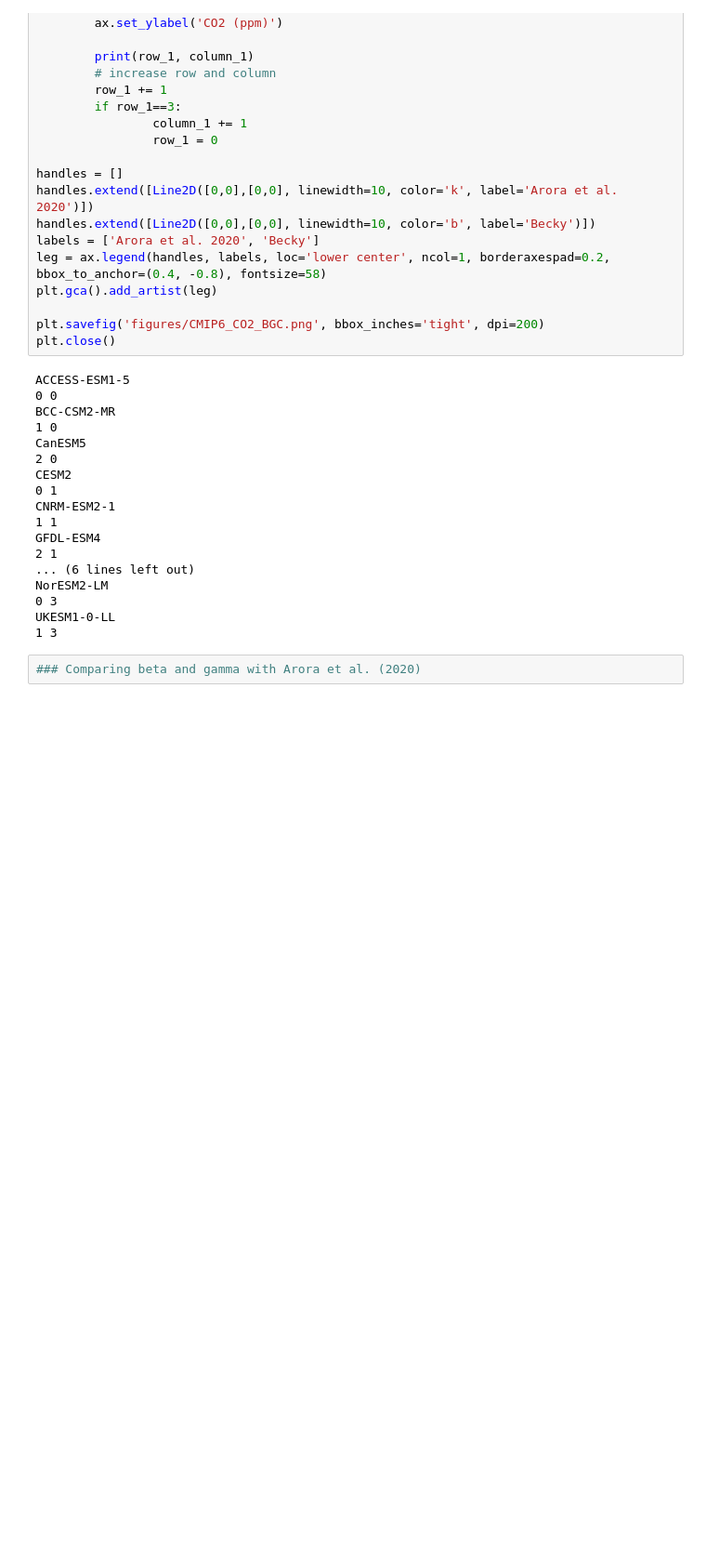
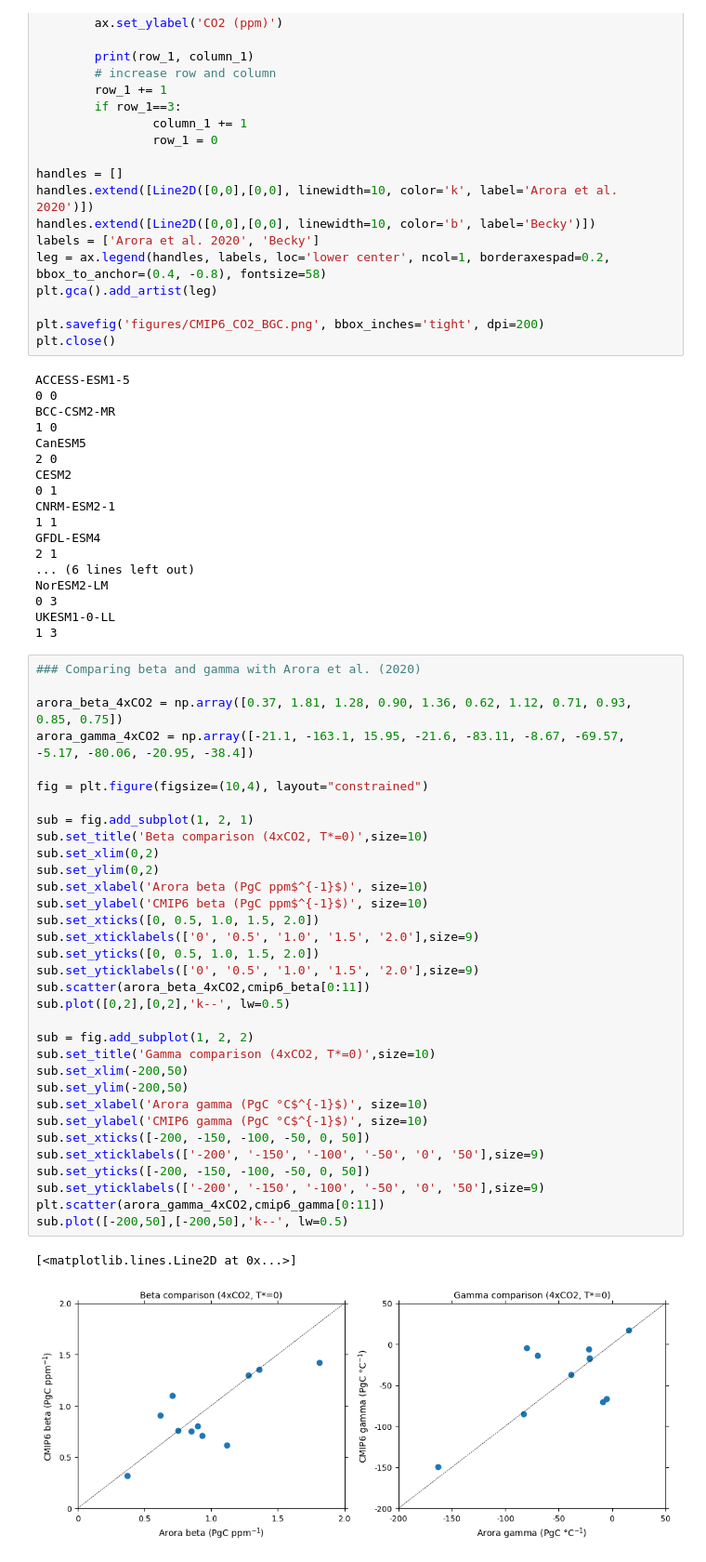
Before and after one commit to rebeccamayvarney/TCRE_betagamma, a Jupyter notebook: CMIP6_betagamma.ipynb, the cells around one changed output. Shown at 93% size. Cells and saved outputs as stored; diff of their text form; blank space fills up the shorter version.

Commit message:
fix CMIP calculations and add Arora comparison

```diff
--- a/CMIP6_betagamma.ipynb
+++ b/CMIP6_betagamma.ipynb
@@ -846,3 +819,37 @@ UKESM1-0-LL
 1 3
 # %%
 ### Comparing beta and gamma with Arora et al. (2020)
+
+arora_beta_4xCO2 = np.array([0.37, 1.81, 1.28, 0.90, 1.36, 0.62, 1.12, 0.71, 0.93, 0.85, 0.75])
+arora_gamma_4xCO2 = np.array([-21.1, -163.1, 15.95, -21.6, -83.11, -8.67, -69.57, -5.17, -80.06, -20.95, -38.4])
+
+fig = plt.figure(figsize=(10,4), layout="constrained")
+
+sub = fig.add_subplot(1, 2, 1)
+sub.set_title('Beta comparison (4xCO2, T*=0)',size=10)
+sub.set_xlim(0,2)
+sub.set_ylim(0,2)
+sub.set_xlabel('Arora beta (PgC ppm$^{-1}$)', size=10)
+sub.set_ylabel('CMIP6 beta (PgC ppm$^{-1}$)', size=10)
+sub.set_xticks([0, 0.5, 1.0, 1.5, 2.0])
+sub.set_xticklabels(['0', '0.5', '1.0', '1.5', '2.0'],size=9)
+sub.set_yticks([0, 0.5, 1.0, 1.5, 2.0])
+sub.set_yticklabels(['0', '0.5', '1.0', '1.5', '2.0'],size=9)
+sub.scatter(arora_beta_4xCO2,cmip6_beta[0:11])
+sub.plot([0,2],[0,2],'k--', lw=0.5)
+
+sub = fig.add_subplot(1, 2, 2)
+sub.set_title('Gamma comparison (4xCO2, T*=0)',size=10)
+sub.set_xlim(-200,50)
+sub.set_ylim(-200,50)
+sub.set_xlabel('Arora gamma (PgC °C$^{-1}$)', size=10)
+sub.set_ylabel('CMIP6 gamma (PgC °C$^{-1}$)', size=10)
+sub.set_xticks([-200, -150, -100, -50, 0, 50])
+sub.set_xticklabels(['-200', '-150', '-100', '-50', '0', '50'],size=9)
+sub.set_yticks([-200, -150, -100, -50, 0, 50])
+sub.set_yticklabels(['-200', '-150', '-100', '-50', '0', '50'],size=9)
+plt.scatter(arora_gamma_4xCO2,cmip6_gamma[0:11])
+sub.plot([-200,50],[-200,50],'k--', lw=0.5)
+# %% [output]
+[<matplotlib.lines.Line2D at 0x...>]
+[figure, added]
```
Also changed, not shown: parts of 10 cells of this notebook, 1 other file.
